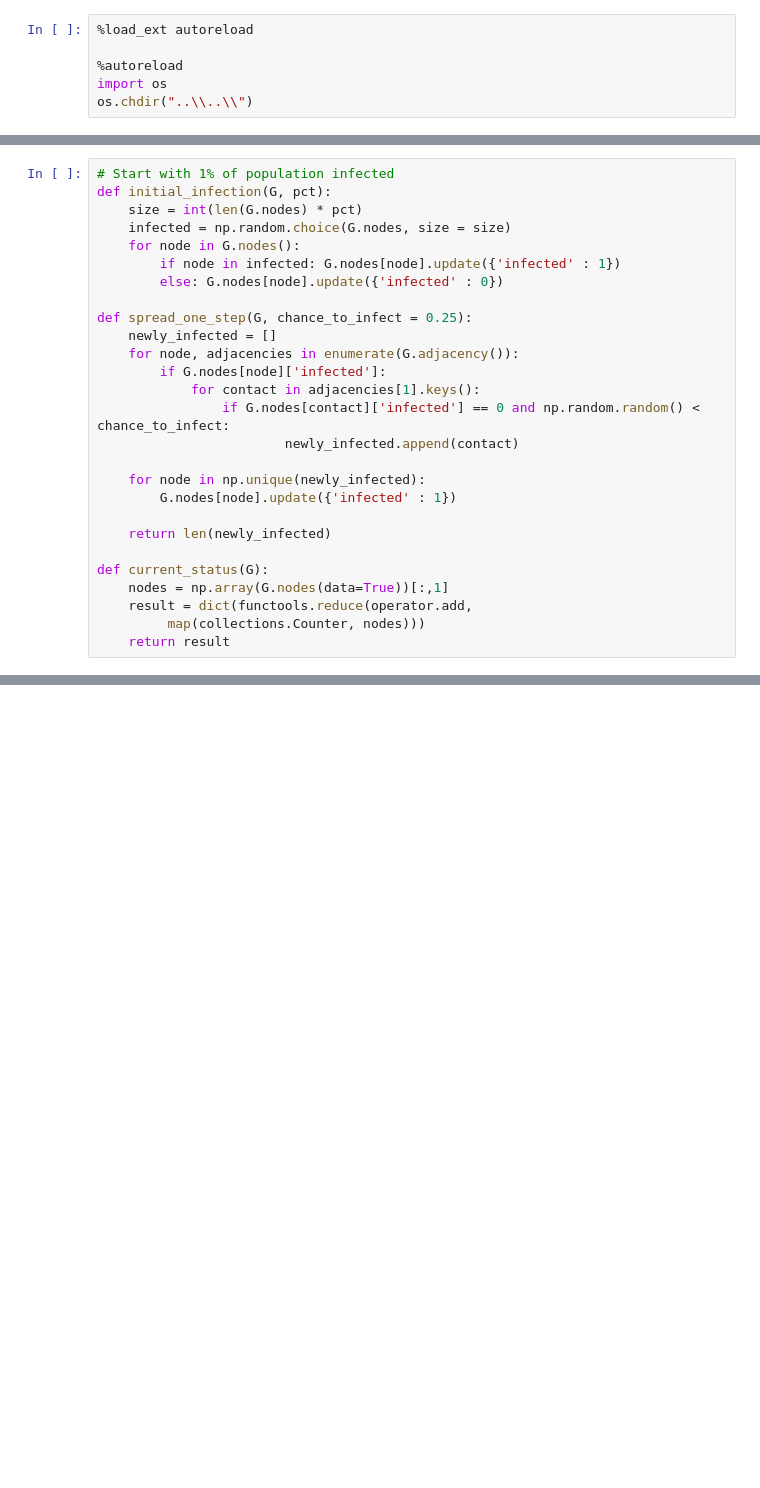
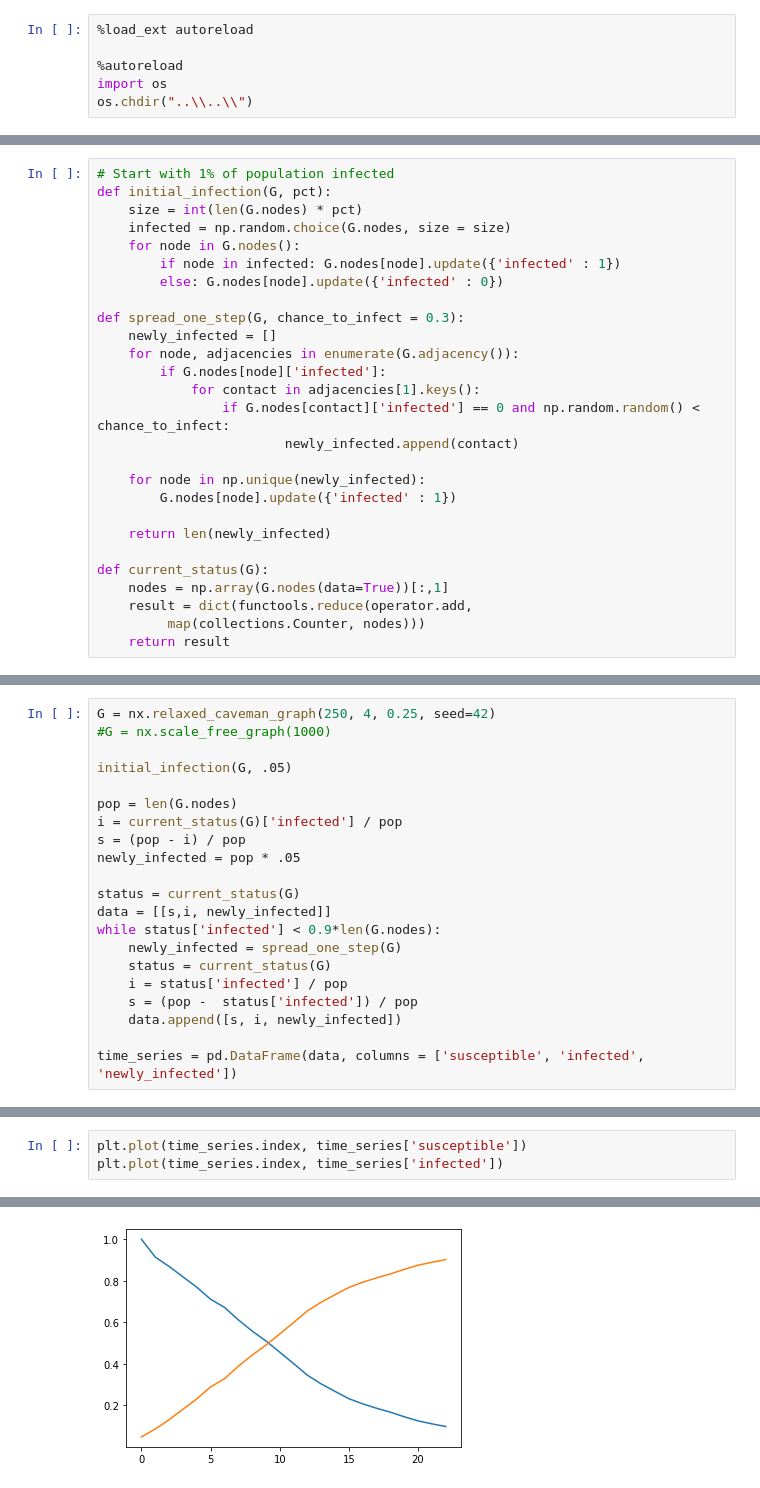
Before and after one commit to yambanis/CovidMDP, a Jupyter notebook: notebooks/spread_modeling/Relaxed Caveman Spread.ipynb, the cells around one changed output, grey strips where cells are left out. Drawn from its saved outputs; the diff is of its cells as text; blank space fills up the shorter version.

Commit message:
Infection Time Series

```diff
--- a/notebooks/spread_modeling/Relaxed Caveman Spread.ipynb
+++ b/notebooks/spread_modeling/Relaxed Caveman Spread.ipynb
@@ -18,7 +20,7 @@ def initial_infection(G, pct):
         if node in infected: G.nodes[node].update({'infected' : 1})
         else: G.nodes[node].update({'infected' : 0})
 
-def spread_one_step(G, chance_to_infect = 0.25):
+def spread_one_step(G, chance_to_infect = 0.3):
     newly_infected = []
     for node, adjacencies in enumerate(G.adjacency()):
         if G.nodes[node]['infected']:
@@ -45,0 +47,21 @@ plot_infection(G)
+# %%
+G = nx.relaxed_caveman_graph(250, 4, 0.25, seed=42)
+#G = nx.scale_free_graph(1000)
+
+initial_infection(G, .05)
+
+pop = len(G.nodes)
+i = current_status(G)['infected'] / pop
+s = (pop - i) / pop
+newly_infected = pop * .05
+
+status = current_status(G)
+data = [[s,i, newly_infected]]
+while status['infected'] < 0.9*len(G.nodes):
+    newly_infected = spread_one_step(G)
+    status = current_status(G)
+    i = status['infected'] / pop
+    s = (pop -  status['infected']) / pop
+    data.append([s, i, newly_infected])
+
+time_series = pd.DataFrame(data, columns = ['susceptible', 'infected', 'newly_infected'])
@@ -45,0 +88,4 @@ plot_infection(G)
+# %%
+plt.plot(time_series.index, time_series['susceptible'])
+plt.plot(time_series.index, time_series['infected'])
+# %% [output]
@@ -45,0 +93 @@ plot_infection(G)
+[figure, added]
```
Also changed, not shown: parts of 12 cells of this notebook.
